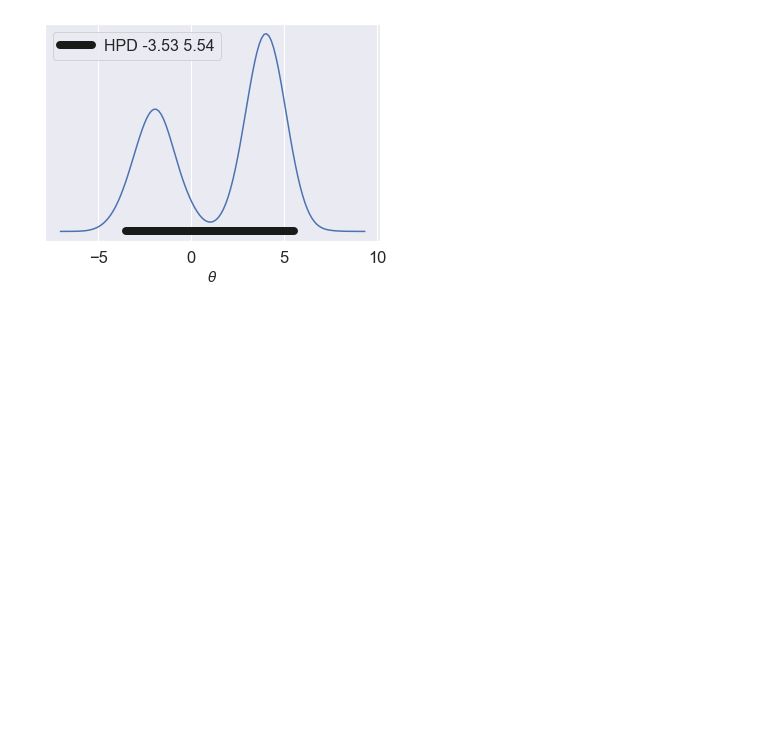
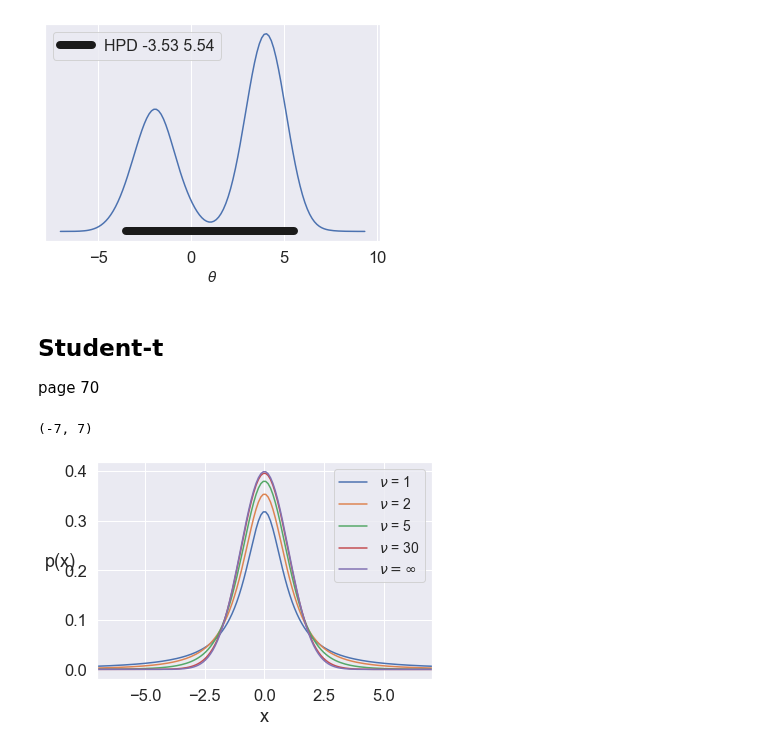
Before and after one commit to balarsen/pymc_learning, a Jupyter notebook: BayesianAnalysisWithPython/Distributions.ipynb, the cells around one changed output. Saved outputs shown, nothing was run; the diff lists cells and outputs as text; code cells hidden in the pictures; blank space fills up the shorter version.

```diff
--- a/BayesianAnalysisWithPython/Distributions.ipynb
+++ b/BayesianAnalysisWithPython/Distributions.ipynb
@@ -111,3 +111,21 @@ mix_norm = np.concatenate((gauss_a, gauss_b))
 naive_hpd(mix_norm)
 # %% [output]
 [figure]
+# %% [markdown]
+## Student-t
+page 70
+# %%
+x_values = np.linspace(-10, 10, 200)
+for df in [1, 2, 5, 30]:
+    distri = stats.t(df)
+    x_pdf = distri.pdf(x_values)
+    plt.plot(x_values, x_pdf, label=r'$\nu$ = {}'.format(df))
+x_pdf = stats.norm.pdf(x_values)
+plt.plot(x_values, x_pdf, label=r'$\nu = \infty$')
+plt.xlabel('x')
+plt.ylabel('p(x)', rotation=0)
+plt.legend(loc=0, fontsize=14)
+plt.xlim(-7, 7)
+# %% [output]
+(-7, 7)
+[figure, added]
```
Also changed, not shown: 4 other files.
